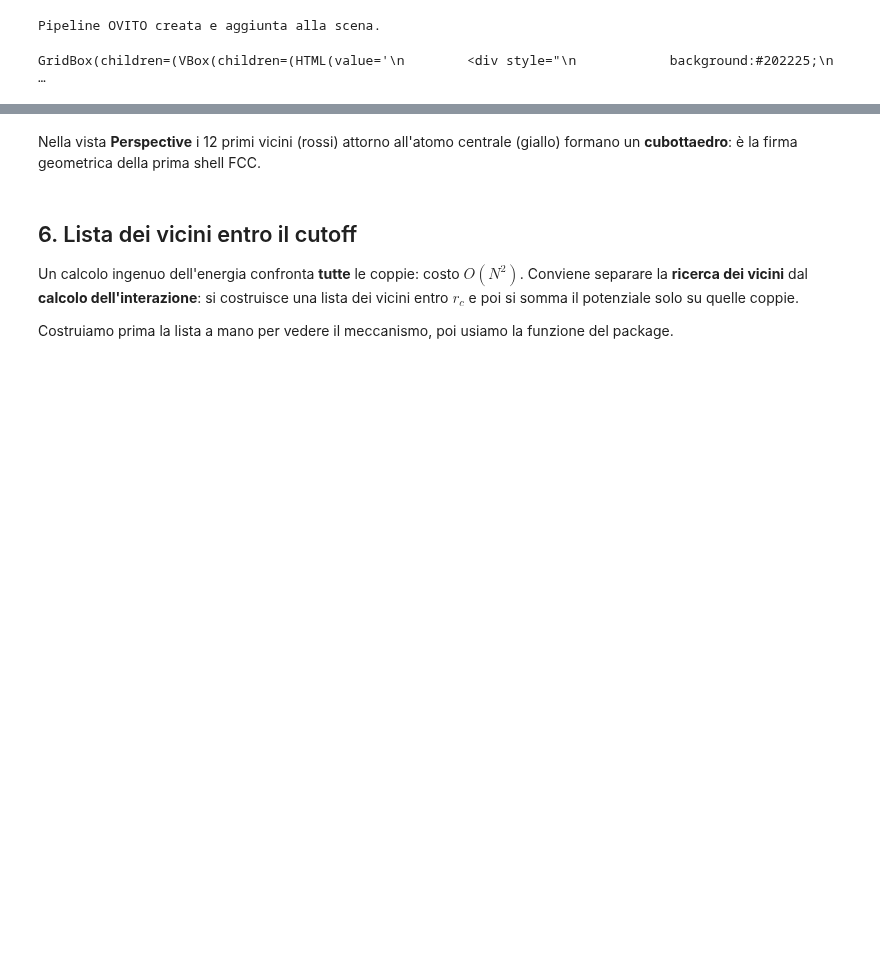
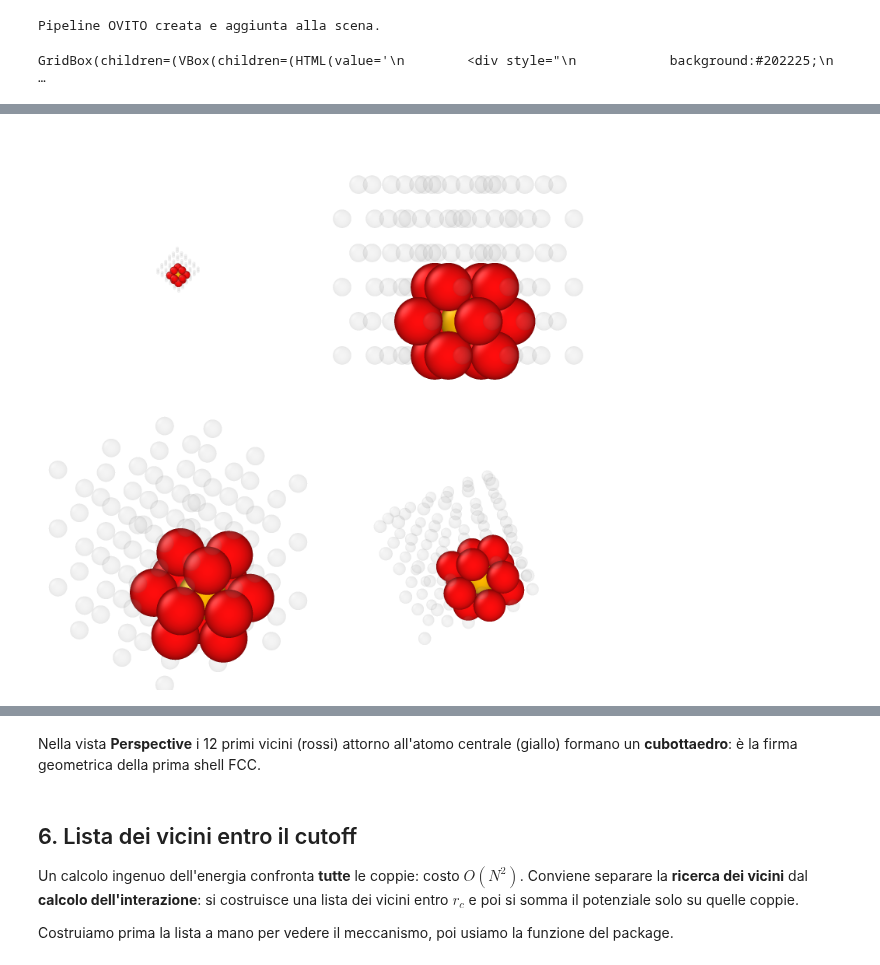
Before and after one commit to francescobellina/computational-course, a Jupyter notebook: notebooks/04_handson_Ag_cutoff/coordinazione_e_lennard_jones.ipynb, the cells around one changed output, grey strips where cells are left out. Saved outputs shown, nothing was run; the diff lists cells and outputs as text; code cells hidden in the pictures; blank space fills up the shorter version.

```diff
--- a/notebooks/04_handson_Ag_cutoff/coordinazione_e_lennard_jones.ipynb
+++ b/notebooks/04_handson_Ag_cutoff/coordinazione_e_lennard_jones.ipynb
@@ -37,6 +37,10 @@ BACKGROUND_RADIUS_SCALE = 0.38  # scala del raggio degli atomi di contesto
 BACKGROUND_TRANSPARENCY = (
     0.85  # trasparenza degli atomi di contesto (0=opaco, 1=trasparente)
 )
+
+# Viste da bloccare (lista di 4 camere da viewport_cameras()).
+# None = inquadratura automatica; incolla qui la lista per fissare le viste nel libro.
+CAMERAS = None
 # %% [markdown]
 ## 2. Setup e dipendenze
 
@@ -163,7 +170,7 @@ print("Pipeline OVITO creata e aggiunta alla scena.")
 # %% [output]
 Pipeline OVITO creata e aggiunta alla scena.
 # %%
-grid = create_viewport_grid(R_MIN, R_MAX, REFERENCE_ATOM, show_context=True)
+grid, viewports = create_viewport_grid(R_MIN, R_MAX, REFERENCE_ATOM, cameras=CAMERAS)
 grid
 # %% [output]
 GridBox(children=(VBox(children=(HTML(value='\n        <div style="\n            background:#202225;\n        …
@@ -169,0 +186,7 @@ GridBox(children=(VBox(children=(HTML(value='\n        <div style="\n
+# %%
+grid_png = render_viewport_grid(
+    viewports, PROJECT_ROOT / "figures" / "coordinazione_grid.png"
+)
+Image(filename=str(grid_png))
+# %% [output]
+[figure, added]
```
Also changed, not shown: parts of 5 cells of this notebook, 4 other files.
